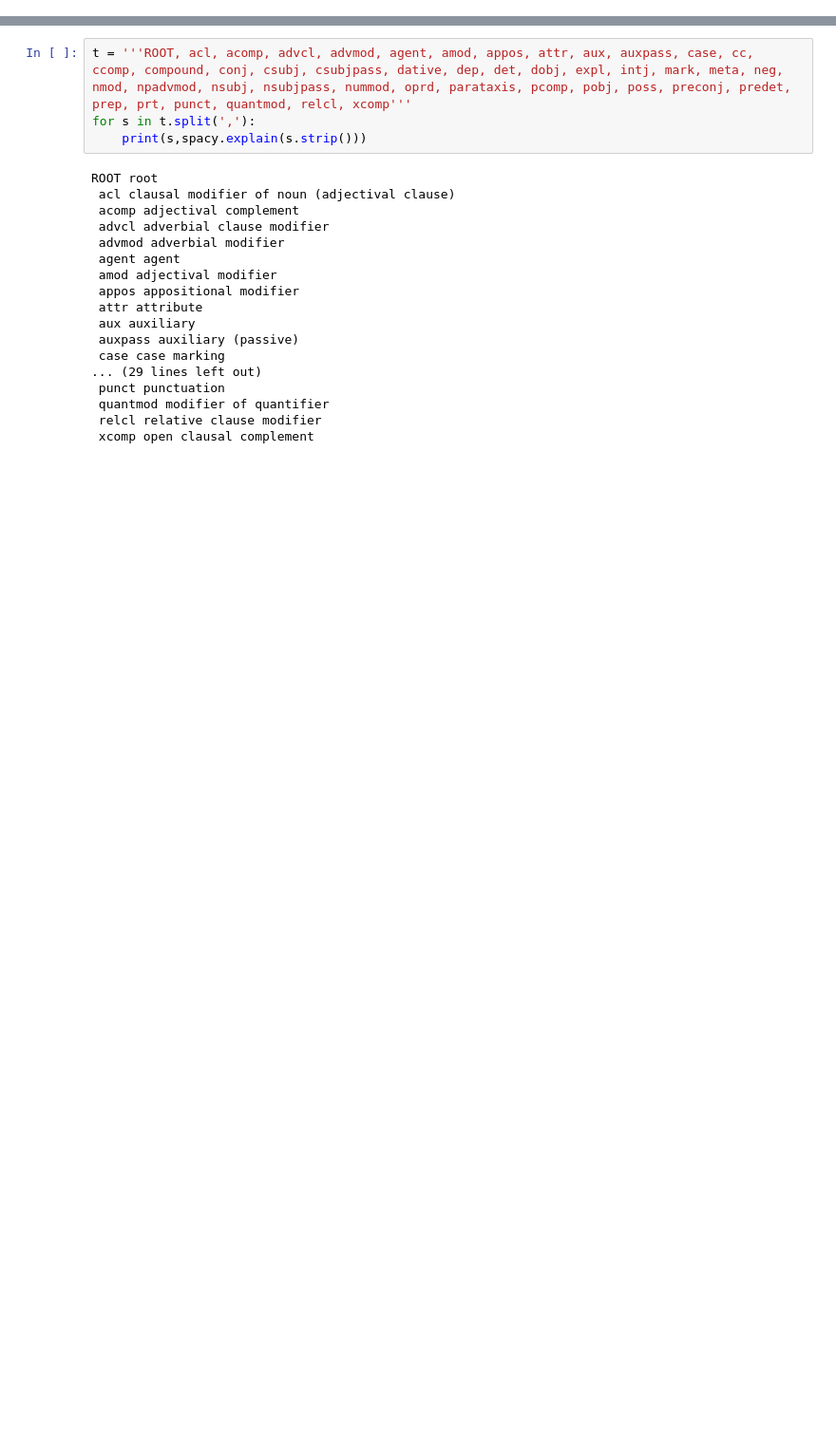
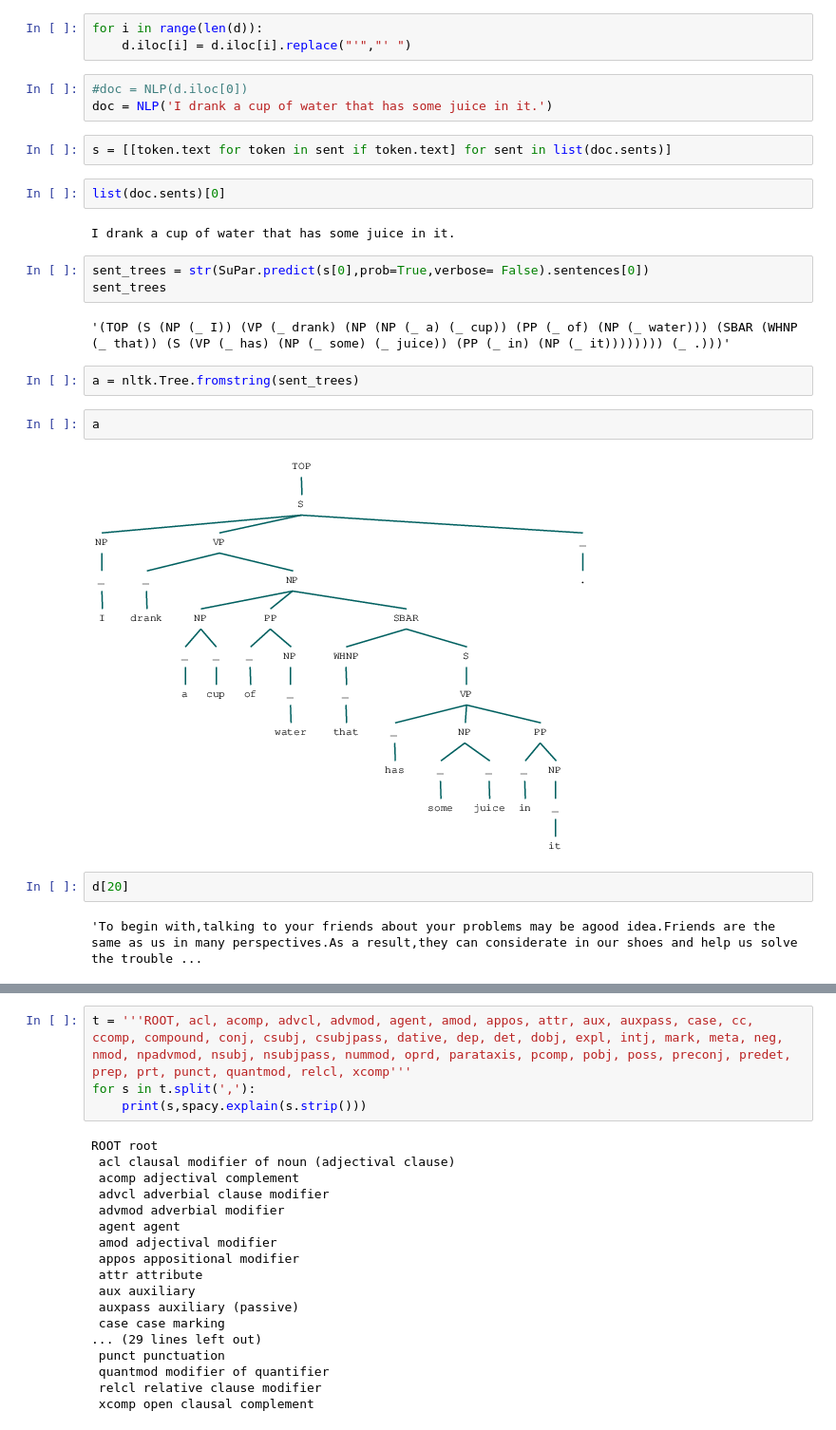
Before and after one commit to Zhurp2020/aes-with-bert, a Jupyter notebook: feature.ipynb, the cells around one changed output, grey strips where cells are left out. Shown: that part at 95% size. Cells and saved outputs as stored; diff of their text form; blank space fills up the shorter version.

```diff
--- a/feature.ipynb
+++ b/feature.ipynb
@@ -36,0 +32,27 @@ m
+# %%
+for i in range(len(d)):
+    d.iloc[i] = d.iloc[i].replace("'","' ")
+# %%
+#doc = NLP(d.iloc[0])
+doc = NLP('I drank a cup of water that has some juice in it.')
+# %%
+s = [[token.text for token in sent if token.text] for sent in list(doc.sents)]
+# %%
+list(doc.sents)[0]
+# %% [output]
+I drank a cup of water that has some juice in it.
+# %%
+sent_trees = str(SuPar.predict(s[0],prob=True,verbose= False).sentences[0])
+sent_trees
+# %% [output]
+'(TOP (S (NP (_ I)) (VP (_ drank) (NP (NP (_ a) (_ cup)) (PP (_ of) (NP (_ water))) (SBAR (WHNP (_ that)) (S (VP (_ has) (NP (_ some) (_ juice)) (PP (_ in) (NP (_ it)))))))) (_ .)))'
+# %%
+a = nltk.Tree.fromstring(sent_trees)
+# %%
+a
+# %% [output]
+[figure, added]
+# %%
+d[20]
+# %% [output]
+'To begin with,talking to your friends about your problems may be agood idea.Friends are the same as us in many perspectives.As a result,they can considerate in our shoes and help us solve the trouble ...
```
Also changed, not shown: parts of 21 cells of this notebook, 15 other files.
